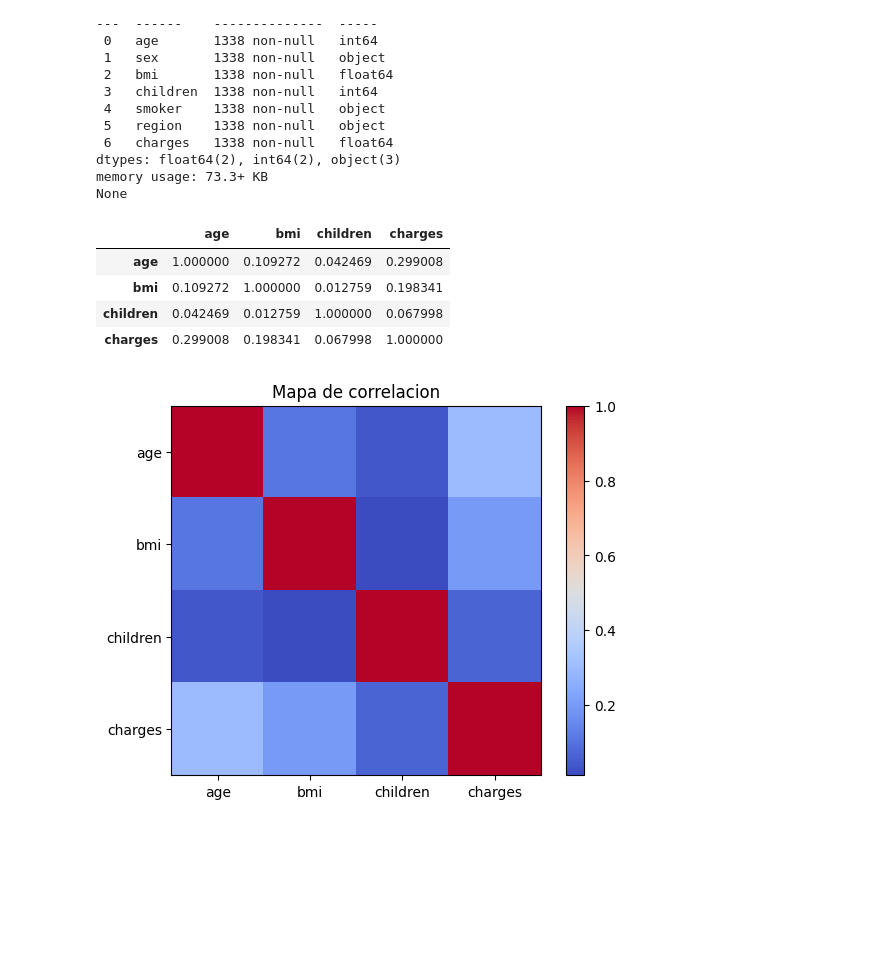
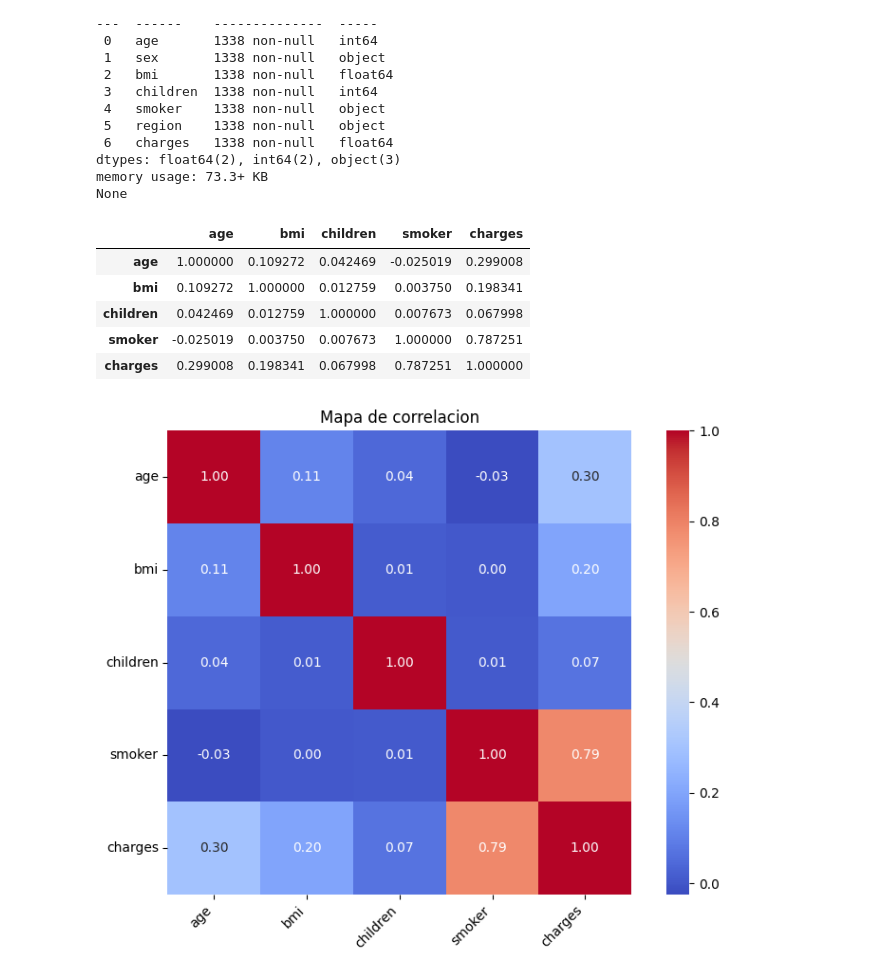
Before and after one commit to skehx/IA_2, a Jupyter notebook: models/notebooks/data.ipynb, the cells around one changed output. Cells and saved outputs as stored; diff of their text form; code cells hidden in the pictures; blank space fills up the shorter version.

```diff
--- a/models/notebooks/data.ipynb
+++ b/models/notebooks/data.ipynb
@@ -37,24 +37,38 @@ Data columns (total 7 columns):
 dtypes: float64(2), int64(2), object(3)
 memory usage: 73.3+ KB
 None
+# %%
+from sklearn.preprocessing import LabelEncoder
+
+encoder = LabelEncoder()
+# fit_transform ordenará alfabéticamente: 'no' será 0 y 'yes' será 1
+df['smoker'] = encoder.fit_transform(df['smoker'])
 # %%
 correlacion = df.select_dtypes(include=["number"]).corr()
 correlacion
 # %% [output]
-|  | age | bmi | children | charges |
-| age | 1.000000 | 0.109272 | 0.042469 | 0.299008 |
-| bmi | 0.109272 | 1.000000 | 0.012759 | 0.198341 |
-| children | 0.042469 | 0.012759 | 1.000000 | 0.067998 |
-| charges | 0.299008 | 0.198341 | 0.067998 | 1.000000 |
+|  | age | bmi | children | smoker | charges |
+| age | 1.000000 | 0.109272 | 0.042469 | -0.025019 | 0.299008 |
+| bmi | 0.109272 | 1.000000 | 0.012759 | 0.003750 | 0.198341 |
+| children | 0.042469 | 0.012759 | 1.000000 | 0.007673 | 0.067998 |
+| smoker | -0.025019 | 0.003750 | 0.007673 | 1.000000 | 0.787251 |
+| charges | 0.299008 | 0.198341 | 0.067998 | 0.787251 | 1.000000 |
 # %%
 import matplotlib.pyplot as plt
+import seaborn as sns
 
-plt.imshow(correlacion, cmap="coolwarm")
-
-plt.colorbar()
-plt.xticks(range(len(correlacion)), correlacion.columns)
-plt.yticks(range(len(correlacion)), correlacion.columns)
-plt.title('Mapa de correlacion')
+plt.figure(figsize=(8, 6))
+sns.heatmap(
+    correlacion,
+    annot=True,      # muestra números dentro de cada celda
+    fmt=".2f",       # 2 decimales
+    cmap="coolwarm",
+    square=True
+)
+plt.title("Mapa de correlacion")
+plt.xticks(rotation=45, ha="right")
+plt.yticks(rotation=0)
+plt.tight_layout()
 plt.show()
 # %% [output]
-[figure, old version]
+[figure, new version]
```
Also changed, not shown: 6 other files.
